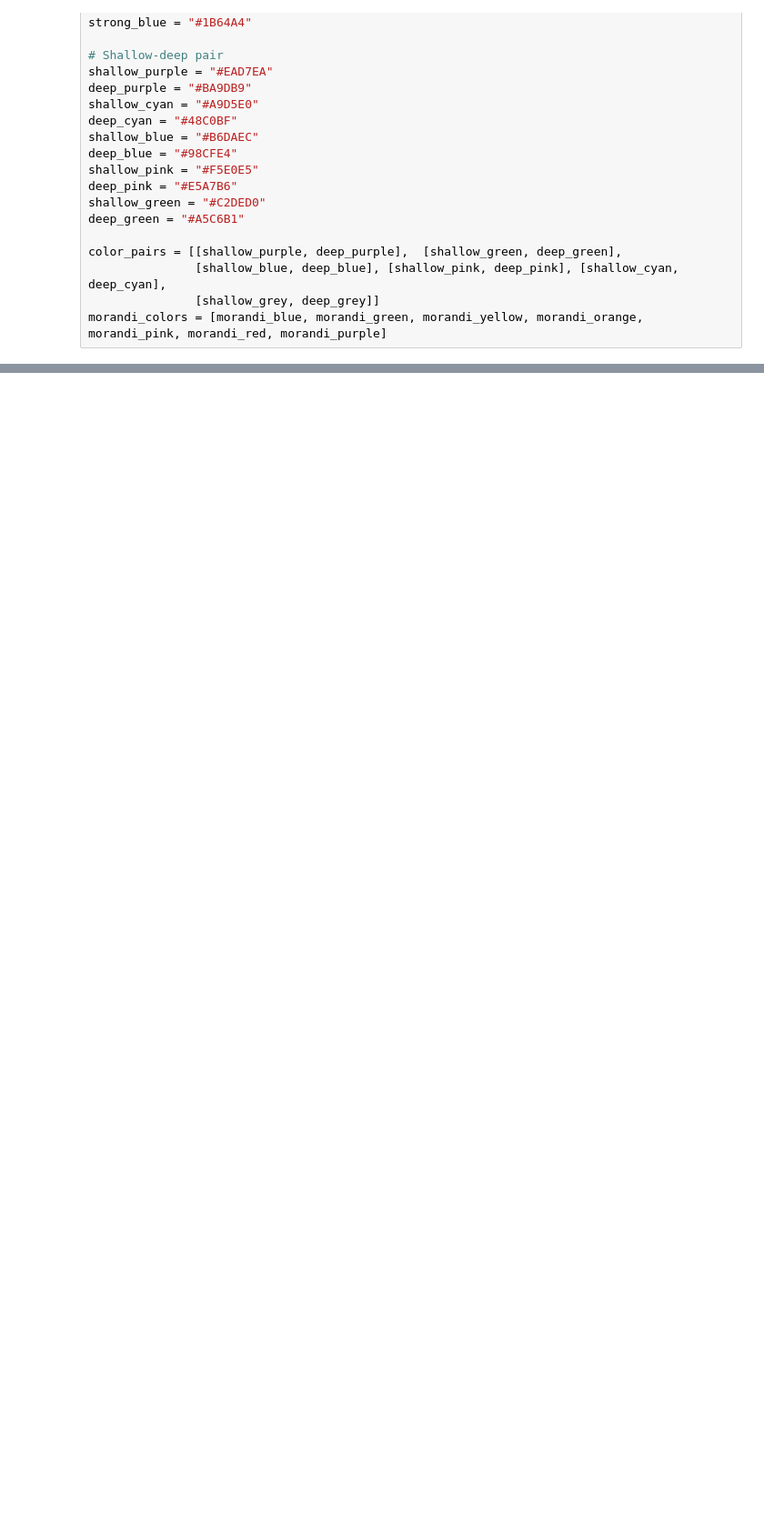
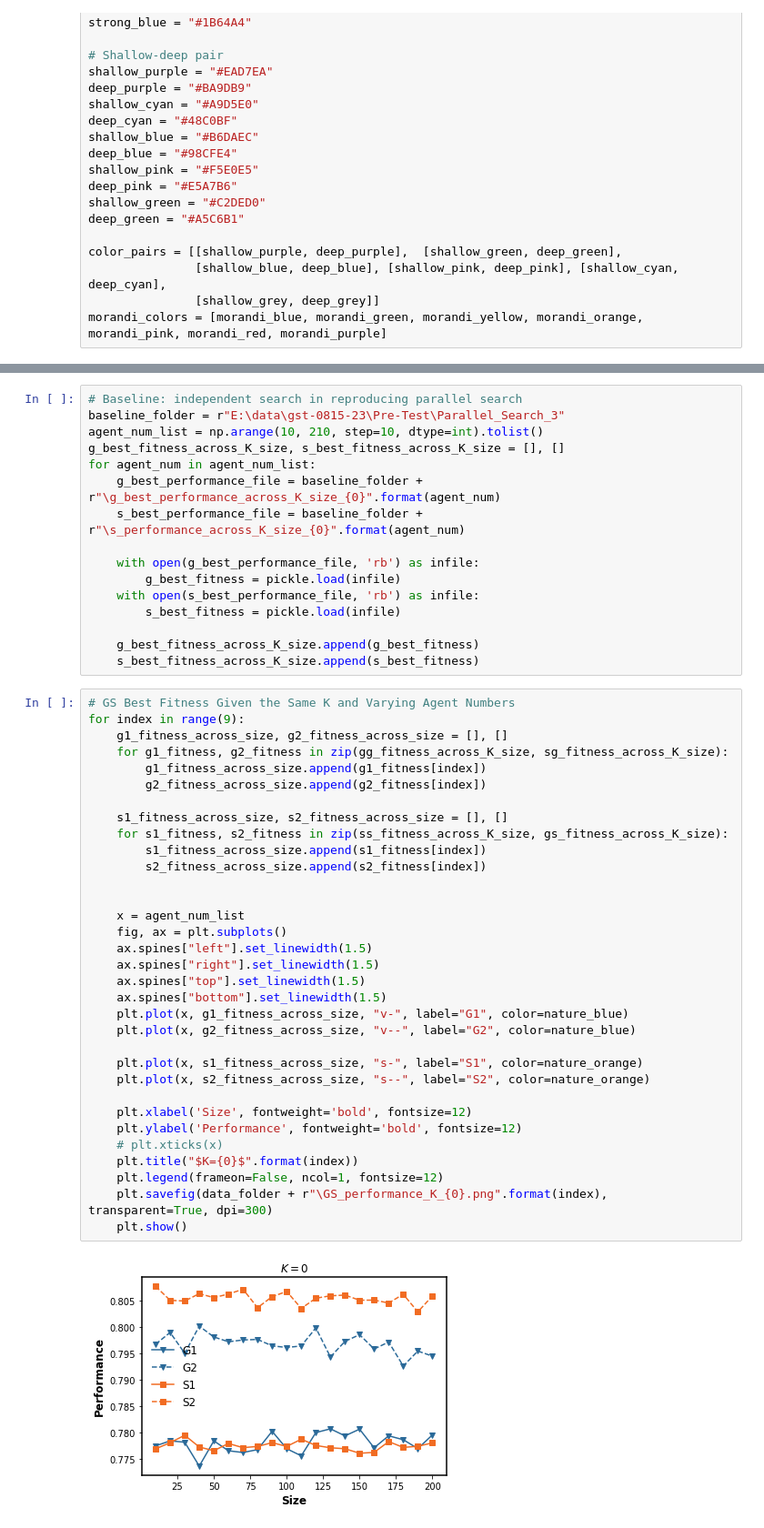
Before and after one commit to baldFemale/OpenInnovationFramework, a Jupyter notebook: Mechanism/LessIsEnough/Evaluator.ipynb, the cells around one changed output, grey strips where cells are left out. Shown at 91% size. Drawn from its saved outputs; the diff is of its cells as text; blank space fills up the shorter version.

```diff
--- a/Mechanism/LessIsEnough/Evaluator.ipynb
+++ b/Mechanism/LessIsEnough/Evaluator.ipynb
@@ -129,0 +129,51 @@ print(g_fitness)
+# %%
+# Baseline: independent search in reproducing parallel search
+baseline_folder = r"E:\data\gst-0815-23\Pre-Test\Parallel_Search_3"
+agent_num_list = np.arange(10, 210, step=10, dtype=int).tolist()
+g_best_fitness_across_K_size, s_best_fitness_across_K_size = [], []
+for agent_num in agent_num_list:
+    g_best_performance_file = baseline_folder + r"\g_best_performance_across_K_size_{0}".format(agent_num)
+    s_best_performance_file = baseline_folder + r"\s_performance_across_K_size_{0}".format(agent_num)
+
+    with open(g_best_performance_file, 'rb') as infile:
+        g_best_fitness = pickle.load(infile)
+    with open(s_best_performance_file, 'rb') as infile:
+        s_best_fitness = pickle.load(infile)
+
+    g_best_fitness_across_K_size.append(g_best_fitness)
+    s_best_fitness_across_K_size.append(s_best_fitness)
+# %%
+# GS Best Fitness Given the Same K and Varying Agent Numbers
+for index in range(9):
+    g1_fitness_across_size, g2_fitness_across_size = [], []
+    for g1_fitness, g2_fitness in zip(gg_fitness_across_K_size, sg_fitness_across_K_size):
+        g1_fitness_across_size.append(g1_fitness[index])
+        g2_fitness_across_size.append(g2_fitness[index])
+
+    s1_fitness_across_size, s2_fitness_across_size = [], []
+    for s1_fitness, s2_fitness in zip(ss_fitness_across_K_size, gs_fitness_across_K_size):
+        s1_fitness_across_size.append(s1_fitness[index])
+        s2_fitness_across_size.append(s2_fitness[index])
+
+
+    x = agent_num_list
+    fig, ax = plt.subplots()
+    ax.spines["left"].set_linewidth(1.5)
+    ax.spines["right"].set_linewidth(1.5)
+    ax.spines["top"].set_linewidth(1.5)
+    ax.spines["bottom"].set_linewidth(1.5)
+    plt.plot(x, g1_fitness_across_size, "v-", label="G1", color=nature_blue)
+    plt.plot(x, g2_fitness_across_size, "v--", label="G2", color=nature_blue)
+
+    plt.plot(x, s1_fitness_across_size, "s-", label="S1", color=nature_orange)
+    plt.plot(x, s2_fitness_across_size, "s--", label="S2", color=nature_orange)
+
+    plt.xlabel('Size', fontweight='bold', fontsize=12)
+    plt.ylabel('Performance', fontweight='bold', fontsize=12)
+    # plt.xticks(x)
+    plt.title("$K={0}$".format(index))
+    plt.legend(frameon=False, ncol=1, fontsize=12)
+    plt.savefig(data_folder + r"\GS_performance_K_{0}.png".format(index), transparent=True, dpi=300)
+    plt.show()
+# %% [output]
+[figure, added]
```
Also changed, not shown: parts of 12 cells of this notebook, 1 other file.
